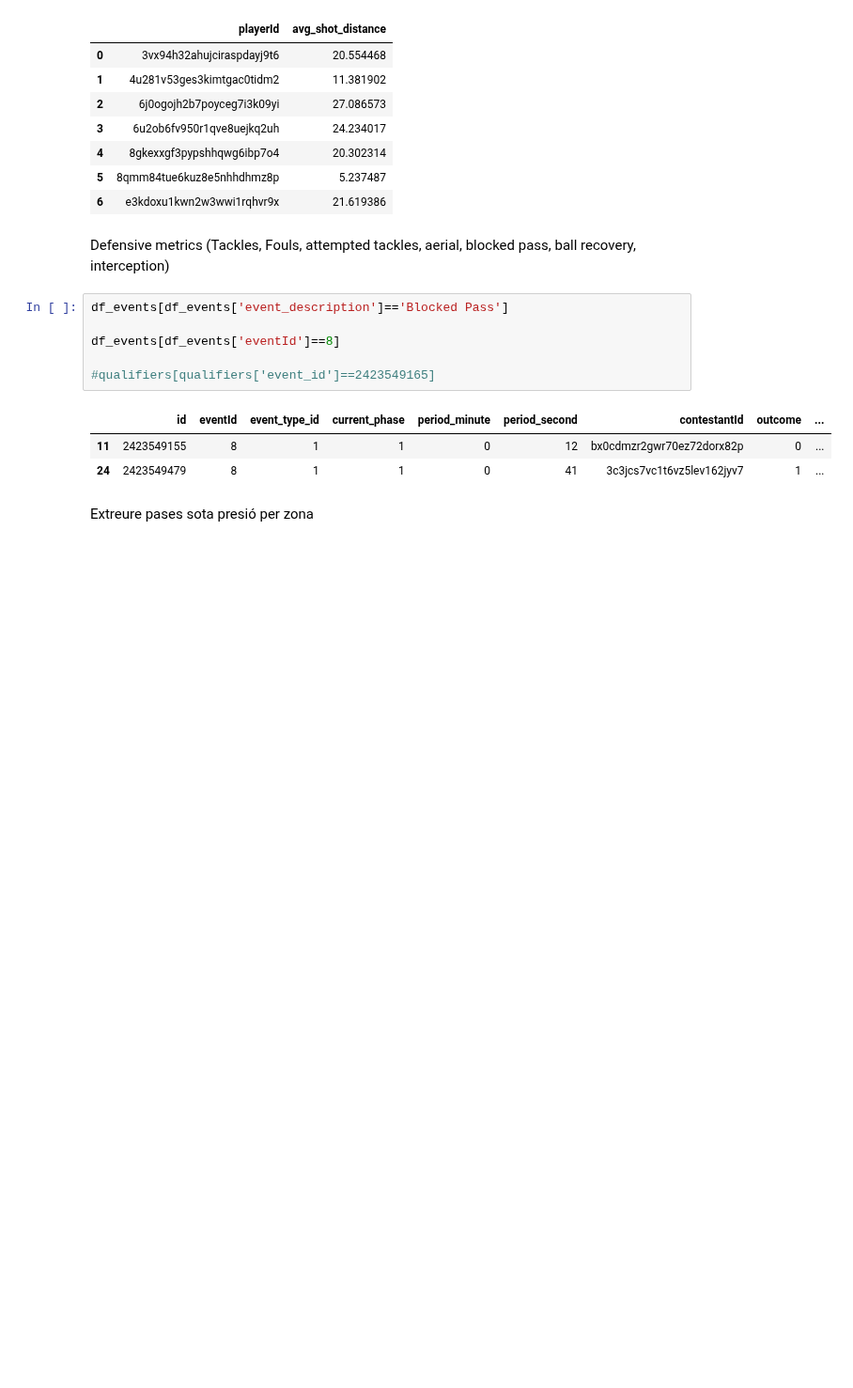
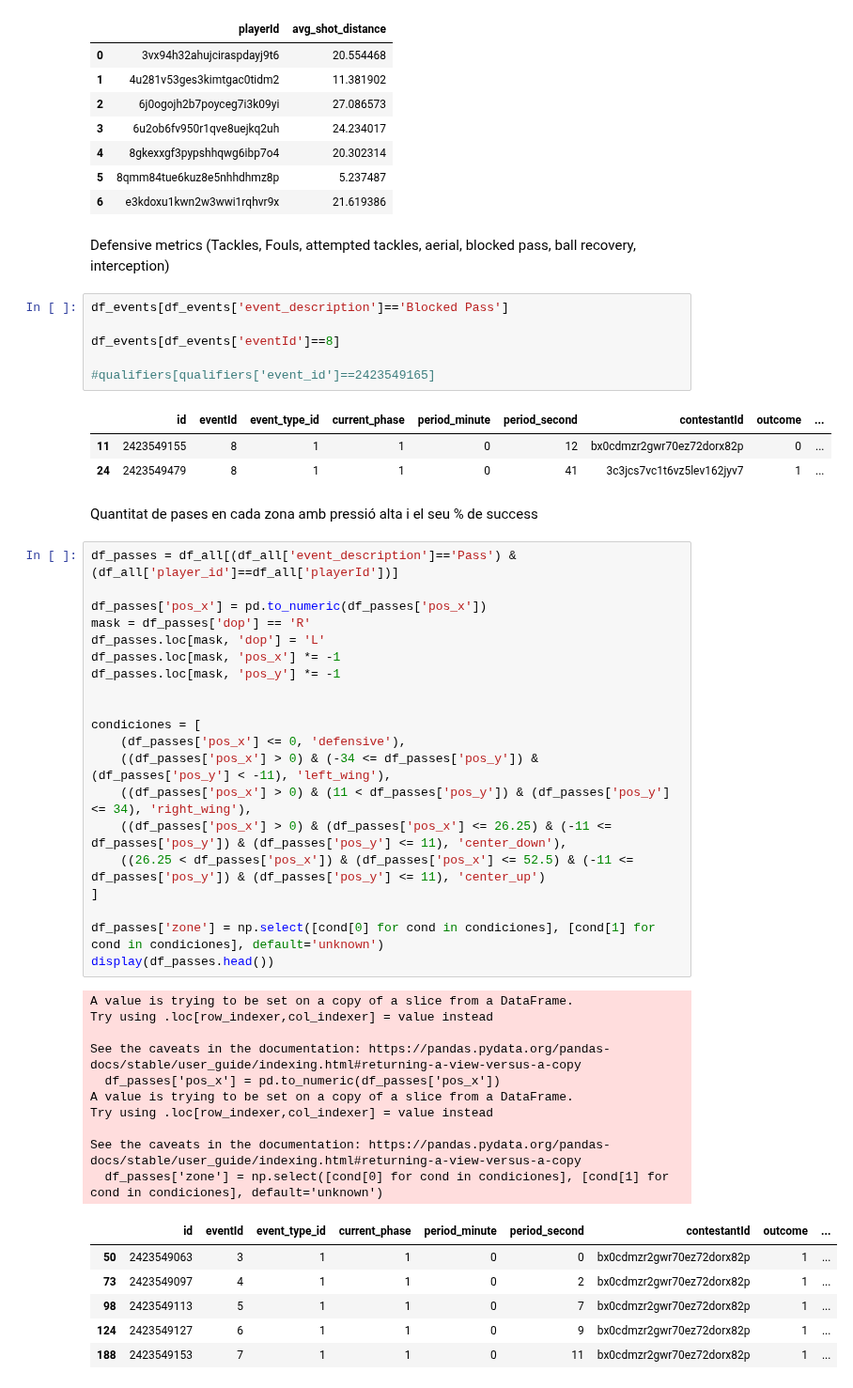
Before and after one commit to GabrielGausachs/OptaChallenge_Clustering_Player_Styles, a Jupyter notebook: utils/metrics.ipynb, the cells around one changed output. Shown at 94% size. Drawn from its saved outputs; the diff is of its cells as text; blank space fills up the shorter version.

```diff
--- a/utils/metrics.ipynb
+++ b/utils/metrics.ipynb
@@ -527,5 +527,42 @@ df_events[df_events['eventId']==8]
 |  | id | eventId | event_type_id | current_phase | period_minute | period_second | contestantId | outcome | ... |
 | 11 | 2423549155 | 8 | 1 | 1 | 0 | 12 | bx0cdmzr2gwr70ez72dorx82p | 0 | ... |
 | 24 | 2423549479 | 8 | 1 | 1 | 0 | 41 | 3c3jcs7vc1t6vz5lev162jyv7 | 1 | ... |
-# %% [markdown]
-Extreure pases sota presió per zona
+# %% [markdown]
+Quantitat de pases en cada zona amb pressió alta i el seu % de success
+# %%
+df_passes = df_all[(df_all['event_description']=='Pass') & (df_all['player_id']==df_all['playerId'])]
+
+df_passes['pos_x'] = pd.to_numeric(df_passes['pos_x'])
+mask = df_passes['dop'] == 'R'
+df_passes.loc[mask, 'dop'] = 'L'
+df_passes.loc[mask, 'pos_x'] *= -1
+df_passes.loc[mask, 'pos_y'] *= -1
+
+
+condiciones = [
+    (df_passes['pos_x'] <= 0, 'defensive'),
+    ((df_passes['pos_x'] > 0) & (-34 <= df_passes['pos_y']) & (df_passes['pos_y'] < -11), 'left_wing'),
+    ((df_passes['pos_x'] > 0) & (11 < df_passes['pos_y']) & (df_passes['pos_y'] <= 34), 'right_wing'),
+    ((df_passes['pos_x'] > 0) & (df_passes['pos_x'] <= 26.25) & (-11 <= df_passes['pos_y']) & (df_passes['pos_y'] <= 11), 'center_down'),
+    ((26.25 < df_passes['pos_x']) & (df_passes['pos_x'] <= 52.5) & (-11 <= df_passes['pos_y']) & (df_passes['pos_y'] <= 11), 'center_up')
+]
+
+df_passes['zone'] = np.select([cond[0] for cond in condiciones], [cond[1] for cond in condiciones], default='unknown')
+display(df_passes.head())
+# %% [output]
+A value is trying to be set on a copy of a slice from a DataFrame.
+Try using .loc[row_indexer,col_indexer] = value instead
+
+See the caveats in the documentation: https://pandas.pydata.org/pandas-docs/stable/user_guide/indexing.html#returning-a-view-versus-a-copy
+  df_passes['pos_x'] = pd.to_numeric(df_passes['pos_x'])
+A value is trying to be set on a copy of a slice from a DataFrame.
+Try using .loc[row_indexer,col_indexer] = value instead
+
+See the caveats in the documentation: https://pandas.pydata.org/pandas-docs/stable/user_guide/indexing.html#returning-a-view-versus-a-copy
+  df_passes['zone'] = np.select([cond[0] for cond in condiciones], [cond[1] for cond in condiciones], default='unknown')
+|  | id | eventId | event_type_id | current_phase | period_minute | period_second | contestantId | outcome | ... |
+| 50 | 2423549063 | 3 | 1 | 1 | 0 | 0 | bx0cdmzr2gwr70ez72dorx82p | 1 | ... |
+| 73 | 2423549097 | 4 | 1 | 1 | 0 | 2 | bx0cdmzr2gwr70ez72dorx82p | 1 | ... |
+| 98 | 2423549113 | 5 | 1 | 1 | 0 | 7 | bx0cdmzr2gwr70ez72dorx82p | 1 | ... |
+| 124 | 2423549127 | 6 | 1 | 1 | 0 | 9 | bx0cdmzr2gwr70ez72dorx82p | 1 | ... |
+| 188 | 2423549153 | 7 | 1 | 1 | 0 | 11 | bx0cdmzr2gwr70ez72dorx82p | 1 | ... |
```
Also changed, not shown: parts of 2 cells of this notebook, 3 other files.
